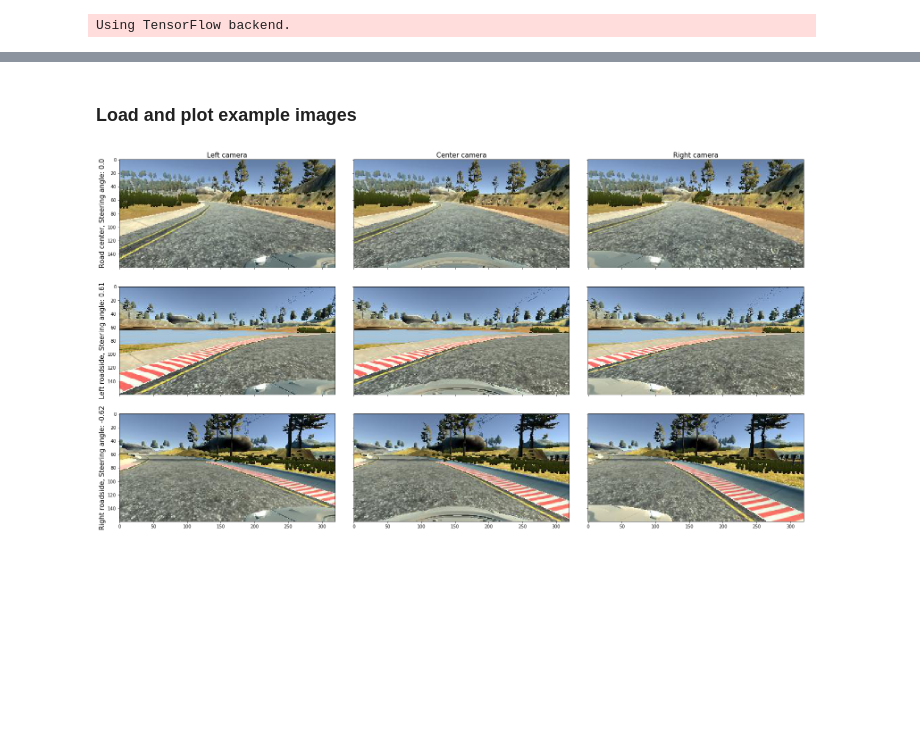
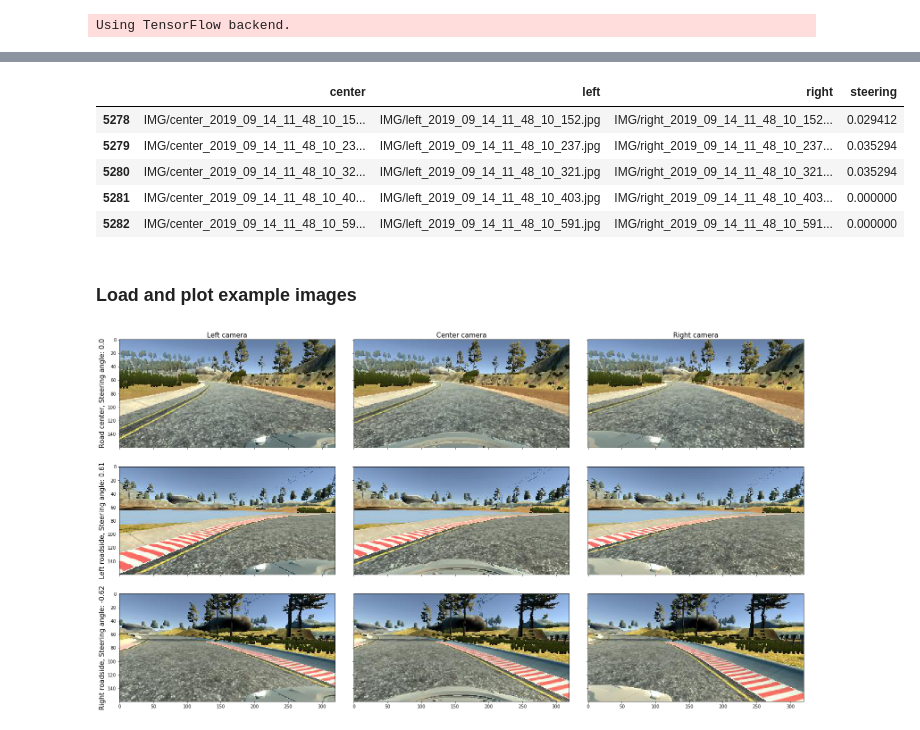
Before and after one commit to fstahl1/behavioral_cloning, a Jupyter notebook: data_exploration.ipynb, the cells around one changed output, grey strips where cells are left out. Cells and saved outputs as stored; diff of their text form; code cells hidden in the pictures; blank space fills up the shorter version.

```diff
--- a/data_exploration.ipynb
+++ b/data_exploration.ipynb
@@ -13,3 +22,12 @@ df = read_csv()
+# %%
+df.tail()
+# %% [output]
+|  | center | left | right | steering |
+| 5278 | IMG/center_2019_09_14_11_48_10_15... | IMG/left_2019_09_14_11_48_10_152.jpg | IMG/right_2019_09_14_11_48_10_152... | 0.029412 |
+| 5279 | IMG/center_2019_09_14_11_48_10_23... | IMG/left_2019_09_14_11_48_10_237.jpg | IMG/right_2019_09_14_11_48_10_237... | 0.035294 |
+| 5280 | IMG/center_2019_09_14_11_48_10_32... | IMG/left_2019_09_14_11_48_10_321.jpg | IMG/right_2019_09_14_11_48_10_321... | 0.035294 |
+| 5281 | IMG/center_2019_09_14_11_48_10_40... | IMG/left_2019_09_14_11_48_10_403.jpg | IMG/right_2019_09_14_11_48_10_403... | 0.000000 |
+| 5282 | IMG/center_2019_09_14_11_48_10_59... | IMG/left_2019_09_14_11_48_10_591.jpg | IMG/right_2019_09_14_11_48_10_591... | 0.000000 |
 # %% [markdown]
 ### Load and plot example images
 # %%
```
Also changed, not shown: parts of 4 cells of this notebook, 20 other files.
